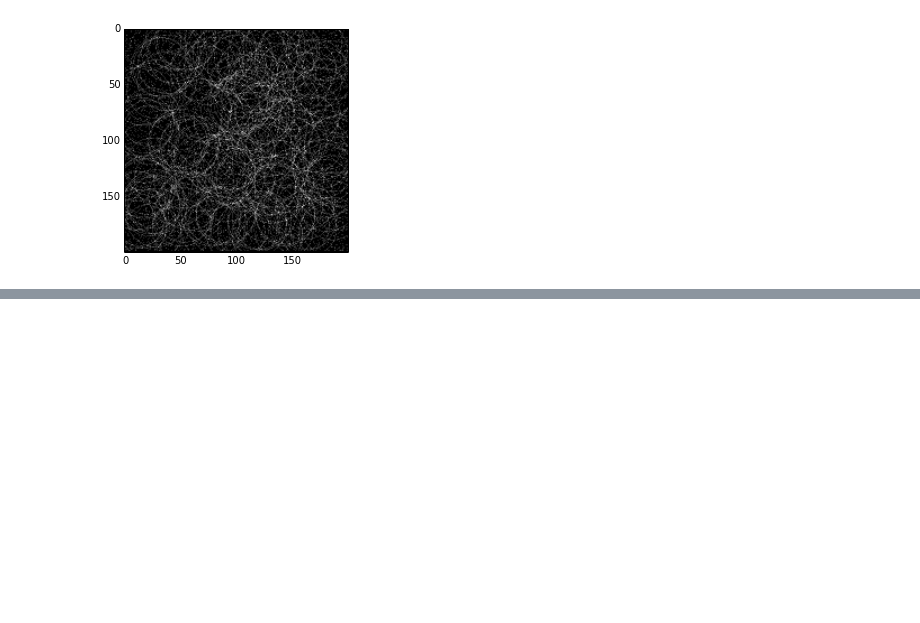
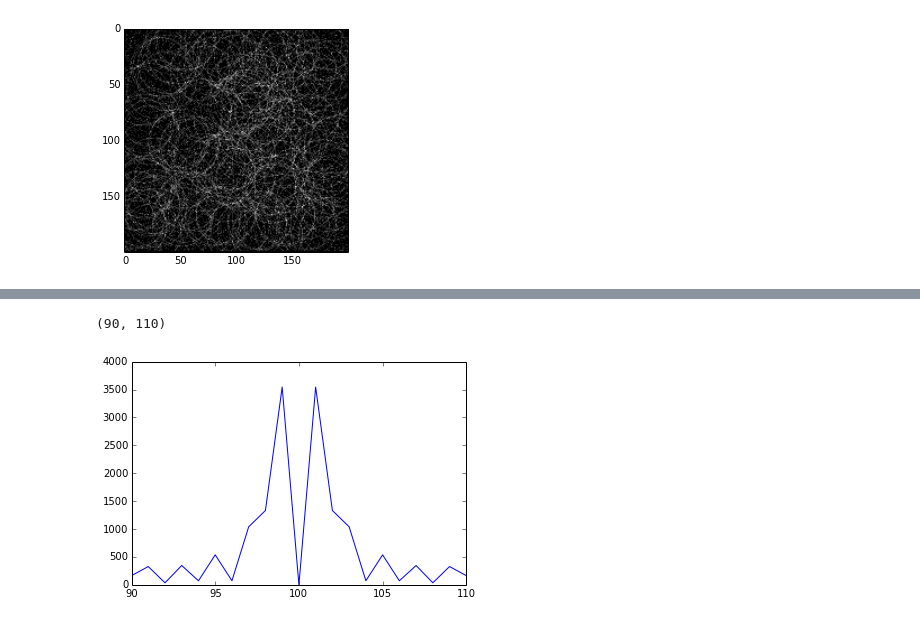
Before and after one commit to rudymmreina/Rivera_Mendez_hw5, a Jupyter notebook: punto_3.ipynb, the cells around one changed output, grey strips where cells are left out. Cells and saved outputs as stored; diff of their text form; code cells hidden in the pictures; blank space fills up the shorter version.

```diff
--- a/punto_3.ipynb
+++ b/punto_3.ipynb
@@ -69,0 +77,9 @@ plot(frecuencias[100])
+# %%
+plot(frecuencias[100])
+xlim([90,110])
+
+#plot(spect_power[100])
+#xlim([90,110])
+# %% [output]
+(90, 110)
+[figure, added]
```
Also changed, not shown: parts of 10 cells of this notebook.
